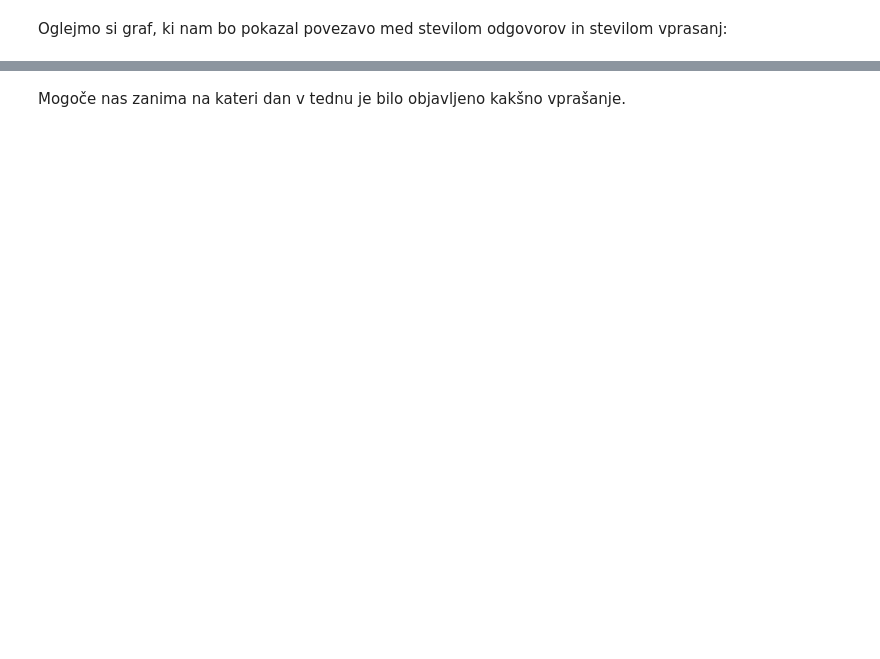
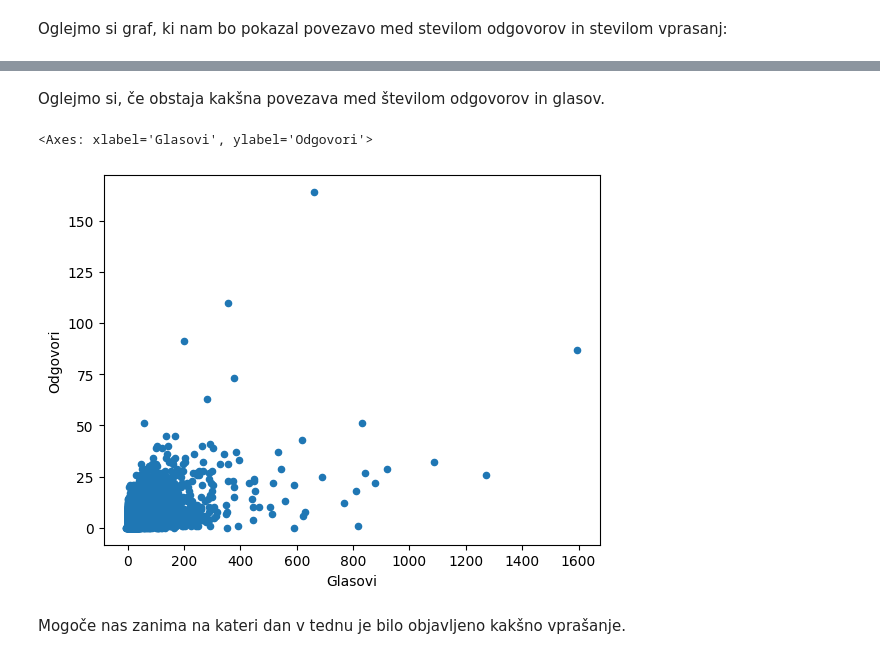
Before and after one commit to lukaponikvar/Projektna_UVP, a Jupyter notebook: Analiza.ipynb, the cells around one changed output, grey strips where cells are left out. Saved outputs shown, nothing was run; the diff lists cells and outputs as text; code cells hidden in the pictures; blank space fills up the shorter version.

```diff
--- a/Analiza.ipynb
+++ b/Analiza.ipynb
@@ -60,3 +119,10 @@ po_odgovorih.plot.bar(ylabel = "količina vprašanj")
+# %% [markdown]
+Oglejmo si, če obstaja kakšna povezava med številom odgovorov in glasov.
+# %%
+VPRASANJA.plot.scatter('Glasovi','Odgovori')
+# %% [output]
+<Axes: xlabel='Glasovi', ylabel='Odgovori'>
+[figure, added]
 # %% [markdown]
 Mogoče nas zanima na kateri dan v tednu je bilo objavljeno kakšno vprašanje.
 # %%
```
Also changed, not shown: parts of 23 cells of this notebook.
